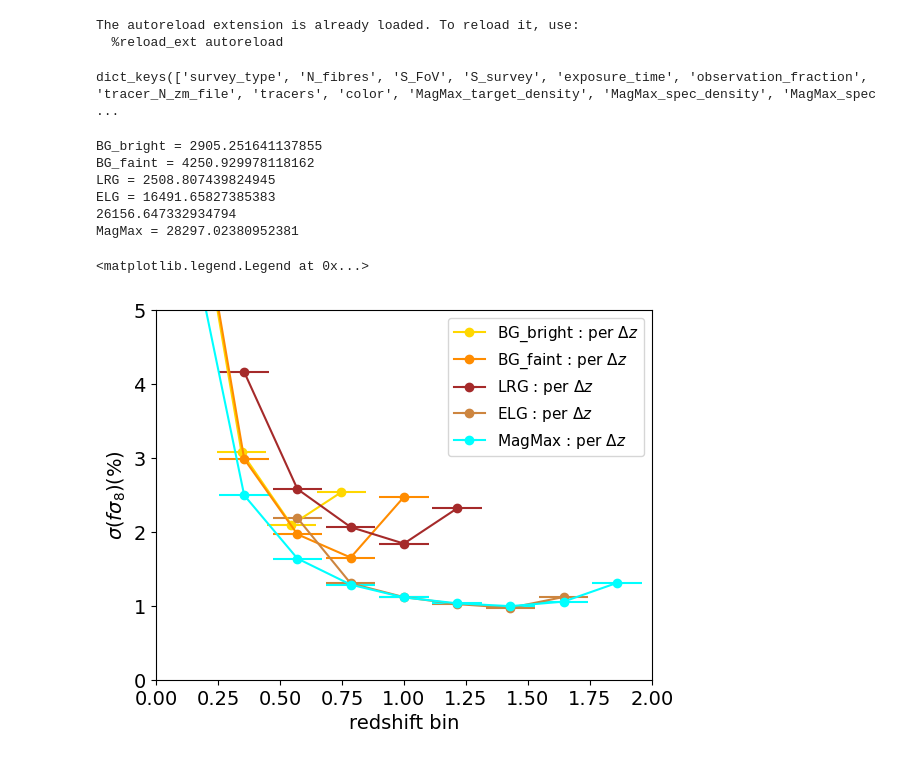
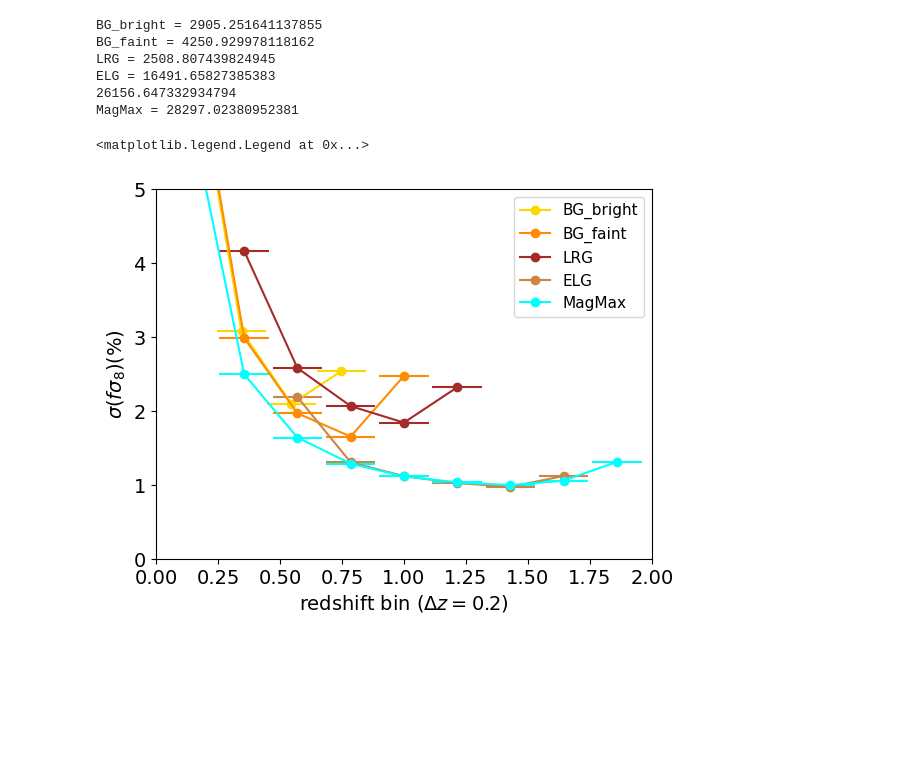
Before and after one commit to WST-Cosmology/WP221_Target_selection, a Jupyter notebook: plots_for_paper/2.bright_survey_forecasts.ipynb, the cells around one changed output. Cells and saved outputs as stored; diff of their text form; code cells hidden in the pictures; blank space fills up the shorter version.

```diff
--- a/plots_for_paper/2.bright_survey_forecasts.ipynb
+++ b/plots_for_paper/2.bright_survey_forecasts.ipynb
@@ -11,15 +11,21 @@ def scat(x, y, c,marker):
 import pyccl as ccl
 import sys
 sys.path.append('../forecasts/')
-
+import fisher_matrix_bao_SuEisenstein
 sys.path.append('../survey_design/')
 import _tracer_spectroscopic_efficiency
 import _survey_design_telescope_metrics
 import _surveys
 import _survey_design_science_metrics
+
+h=0.677
+deltac=1.686
+H0=100*h
+c_ls=300*10**3
+nlim=10000
+n_s=0.968
+
+cosmo = ccl.Cosmology(Omega_c=0.27, Omega_b=0.045, h=h, A_s=2.1e-9, n_s=n_s,transfer_function='boltzmann_camb')
-# %% [output]
-The autoreload extension is already loaded. To reload it, use:
-  %reload_ext autoreload
 # %%
 import pickle
 def save_pickle(dat, filename, **kwargs):
@@ -39,7 +44,3 @@ survey_design_grey_MagMax = load(path + 'survey_design_Grey_MagMax.pkl')
-# %%
-survey_design_grey_MagMax['config_survey'].keys()
-# %% [output]
-dict_keys(['survey_type', 'N_fibres', 'S_FoV', 'S_survey', 'exposure_time', 'observation_fraction', 'tracer_N_zm_file', 'tracers', 'color', 'MagMax_target_density', 'MagMax_spec_density', 'MagMax_spec ...
 # %%
 n=0
 for k, tracer in enumerate(['BG_bright', 'BG_faint', 'LRG','ELG', 'MagMax']):
@@ -75,36 +76,36 @@ for k, tracer in enumerate(['BG_bright', 'BG_faint', 'LRG','ELG', 'MagMax']):
 
     mask_color = np.array(survey['config_survey']['tracers'])==tracer
 
     color = np.array(survey['config_survey']['color'])[mask_color][0]
 
     #print(survey['config_survey'][tracer+'_spec_density'][i])
     x, y = survey['per_tracer_forecasts'][tracer+'_list_zbin_rsd'][i], 100*np.array(survey['per_tracer_forecasts'][tracer+'_list_sigma_rsd'][i])
-    plt.errorbar(np.array(x)[y < 10], np.array(y)[y < 10], xerr=0.1, label = tracer+r' : per $\Delta z$',
+    plt.errorbar(np.array(x)[y < 10], np.array(y)[y < 10], xerr=0.1, label = tracer,
                  color = color,
                  marker='o', fmt='-')
 
 
 
         #plt.plot(np.array(x)[y < 10], np.array(y)[y < 10],
                      #color = color,
                      #marker='x',)
 
 
     plt.xlim(0, 2)
     plt.ylim(0, 5)
 plt.ylabel(r'$\sigma(f\sigma_8) (\%)$', fontsize=14)
-plt.xlabel(r'redshift bin', fontsize=14)
+plt.xlabel(r'redshift bin ($\Delta z = 0.2)$', fontsize=14)
 plt.tick_params(axis='both', labelsize=14)
 plt.legend(fontsize=11)
 # %% [output]
 BG_bright = 2905.251641137855
 BG_faint = 4250.929978118162
 LRG = 2508.807439824945
 ELG = 16491.65827385383
 26156.647332934794
 MagMax = 28297.02380952381
 <matplotlib.legend.Legend at 0x...>
-[figure, old version]
+[figure, new version]
 # %%
 n=0
 for k, tracer in enumerate(['BG_bright', 'BG_faint', 'LRG','ELG', 'MagMax_lowz','MagMax_midz','MagMax_highz']):
```
Also changed, not shown: parts of 5 cells of this notebook, 16 other files.
